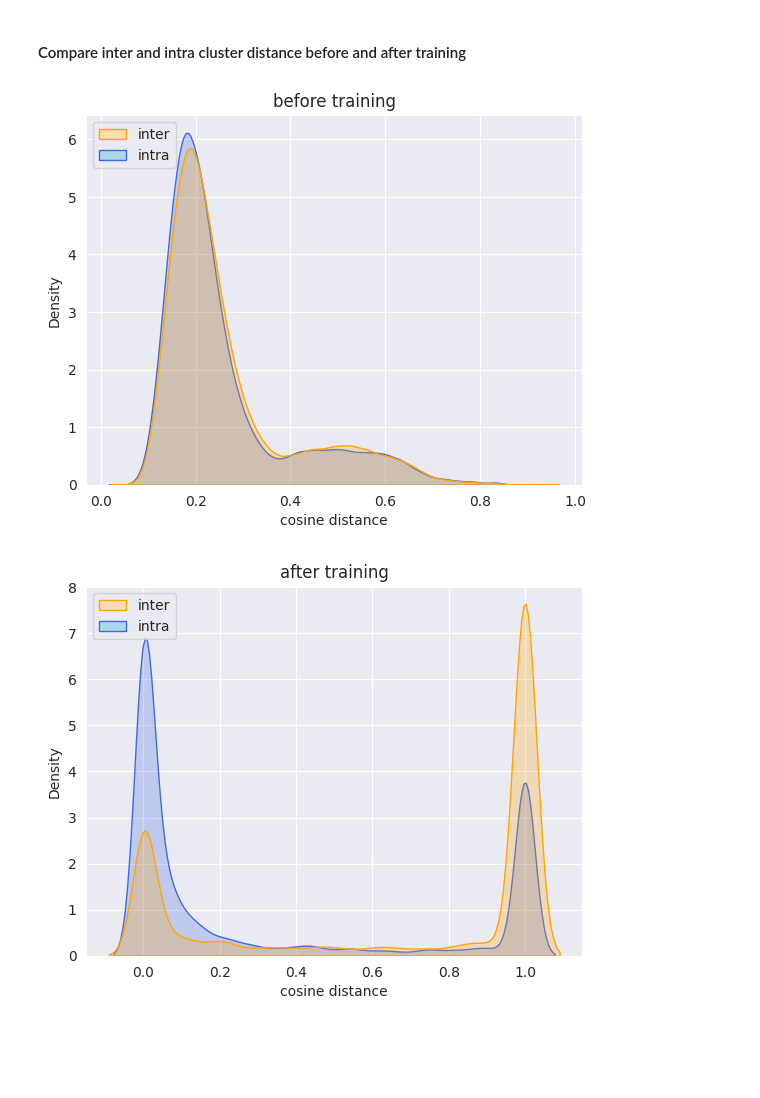
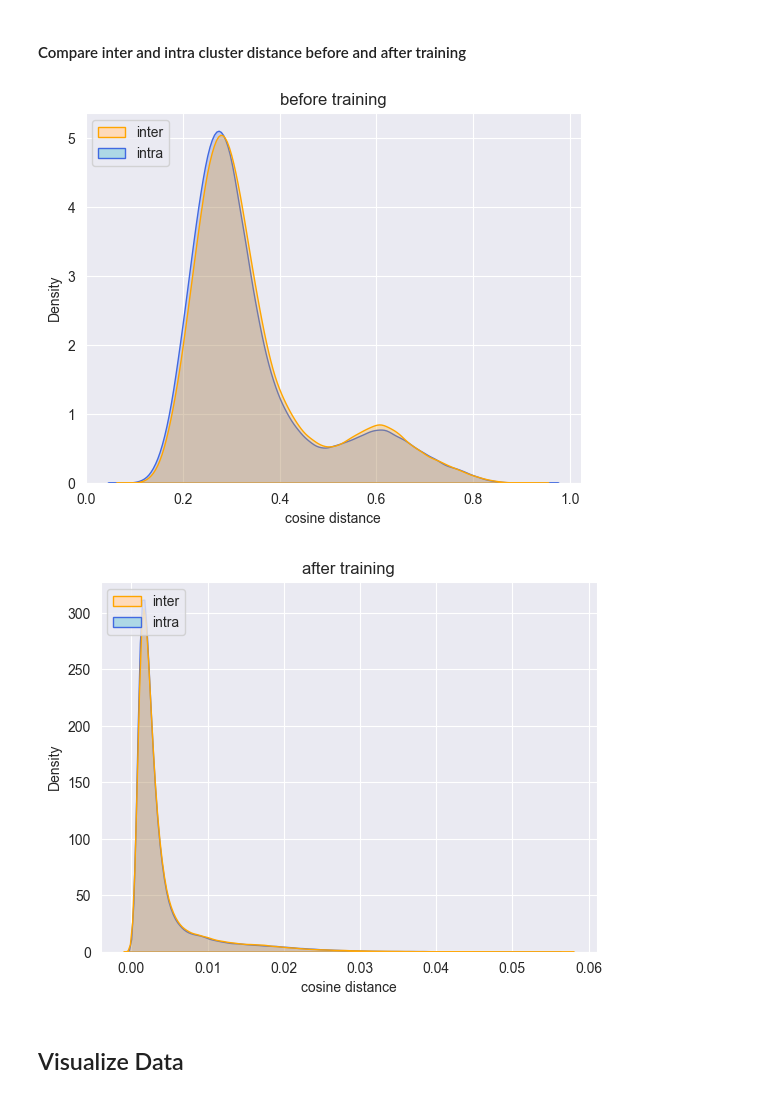
Before and after one commit to gambalab/scASTRAL, a Jupyter notebook: train_model.ipynb, the cells around one changed output. Cells and saved outputs as stored; diff of their text form; code cells hidden in the pictures; blank space fills up the shorter version.

Commit message:
added trained model, completed validate model notebook.

```diff
--- a/train_model.ipynb
+++ b/train_model.ipynb
@@ -25,7 +25,8 @@ from scastral import *
 # %%
 train = pd.read_csv('data/train_set.csv')
-train.set_index('barcodes',inplace=True,drop=True)  # set barcodes as index
-labels = train['survived']  #  get labels
+train.set_index('0',inplace=True,drop=True)  # set barcodes as index
+labels = np.array(train['label'])  #  get labels
+del train['label']
 # %% [markdown]
 #### load afatinib drug response singature
 # %%
@@ -34,10 +35,7 @@ signature = list(signature['ensembl_gene_id'])
 # %% [markdown]
 #### Preprocessing ( filtering, normalization and feature selection)
 # %%
-cell_filter,_ = utils.filter_data(train)
-train = train.loc[cell_filter,:]
-X = preprocessing.CountPerMilionNormalizer().fit_transform(train)
-X = pd.DataFrame(X,columns=train.columns,index=train.index)
+X = pd.DataFrame(train,columns=train.columns,index=train.index)
 train = X.loc[:,signature] # subset to signature
 # %% [markdown]
 #### Train the model
@@ -87,0 +42,16 @@ mean score: 0.7202790736771318
+# %%
+
+preprocessing_pipe = Pipeline([ ('gf-icf',preprocessing.GfIcfTransformer()),('scaler',MinMaxScaler())])
+clf = SVC(C=1,kernel=cosine_similarity,probability=True,class_weight='balanced',random_state=123)
+scastral = network.SCAstral(max_epochs=250, patience=20, batch_size=8,
+                            input_size=train.shape[1], hidden_size=64, latent_size=32,
+                            alfa=1, mu=2, theta=.1, lr=1e-5,
+                            predictor=clf, scorer=make_scorer(accuracy_score),
+                            verbose=False, path='models/scmuta.pt')
+
+X = preprocessing_pipe.fit_transform(train)
+X = scastral.fit_transform(X,labels)
+clf.fit(X,labels)
+
+pipe = Pipeline([('preprocessing',preprocessing_pipe),('feature_extraction',scastral),('clf',clf)])
+pkl.dump(pipe,open('models/scastral_svm_test1.pkl','wb'))
@@ -90,8 +79,7 @@ mean score: 0.7202790736771318
 # %%
 
 data = pipe[0].transform(train)
-transformed = pipe[0].transform(train)
-transformed = pipe[1][0].transform(transformed)
+transformed = pipe[1].transform(data)
 mask = np.array(labels, dtype=bool)
 
 # compute cosine distance before transformation
@@ -109,32 +97,34 @@ np.fill_diagonal(sxdb, np.nan)  # remove diagonal elements
 np.fill_diagonal(dxdb, np.nan)  # remove diagonal elements
 np.fill_diagonal(sxsa, np.nan)  # remove diagonal elements
 np.fill_diagonal(sxda, np.nan)  # remove diagonal elements
 np.fill_diagonal(dxda, np.nan)  # remove diagonal elements
 
 # flatten distance matrix
 inter_b = sxdb.flatten()
 intra_b = np.concatenate((sxsb.flatten(), dxdb.flatten()))
 inter_a = sxda.flatten()
 intra_a = np.concatenate((sxsa.flatten(), dxda.flatten()))
 
 # plot distribution before transformation
 sns.kdeplot(intra_b, color='royalblue', fill=True, legend='intra')
 sns.kdeplot(inter_b, color='orange', fill=True, legend='inter')
 plt.title('before training')
 plt.xlabel('cosine distance')
 legend_elements = [Patch(facecolor='peachpuff', edgecolor='orange',
                          label='inter'), Patch(facecolor='lightblue', edgecolor='royalblue',
                                                label='intra')]
 plt.legend(handles=legend_elements, loc='upper left')
 plt.show()
 
 # plot distribution after transformation
 sns.kdeplot(intra_a, color='royalblue', fill=True, legend='intra')
 sns.kdeplot(inter_a, color='orange', fill=True, legend='inter')
 plt.title('after training')
 plt.xlabel('cosine distance')
 plt.legend(handles=legend_elements, loc='upper left')
 plt.show()
 # %% [output]
-[figure, old version]
+[figure, new version]
-[figure, old version]
+[figure, new version]
+# %% [markdown]
+## Visualize Data
```
Also changed, not shown: parts of 7 cells of this notebook, 17 other files.
